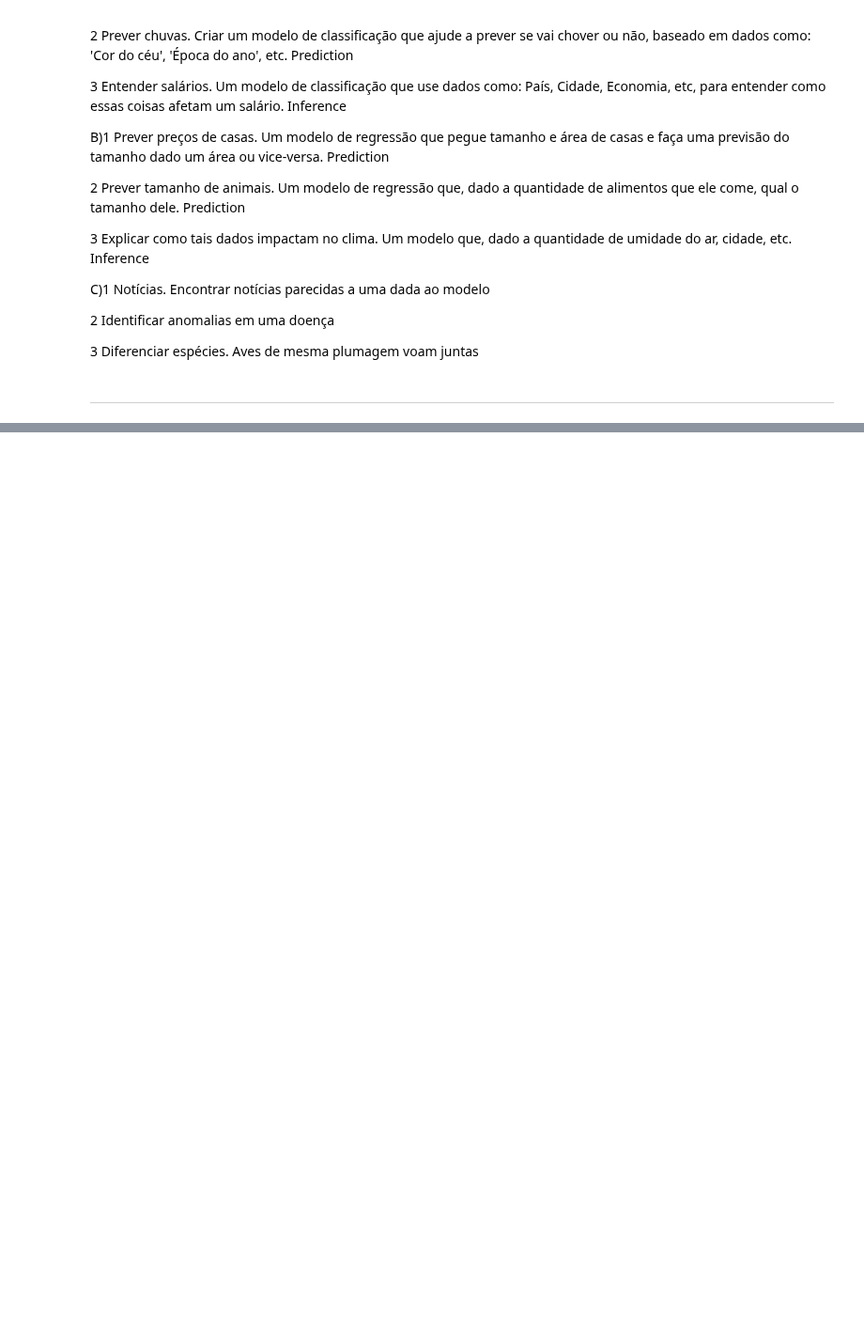
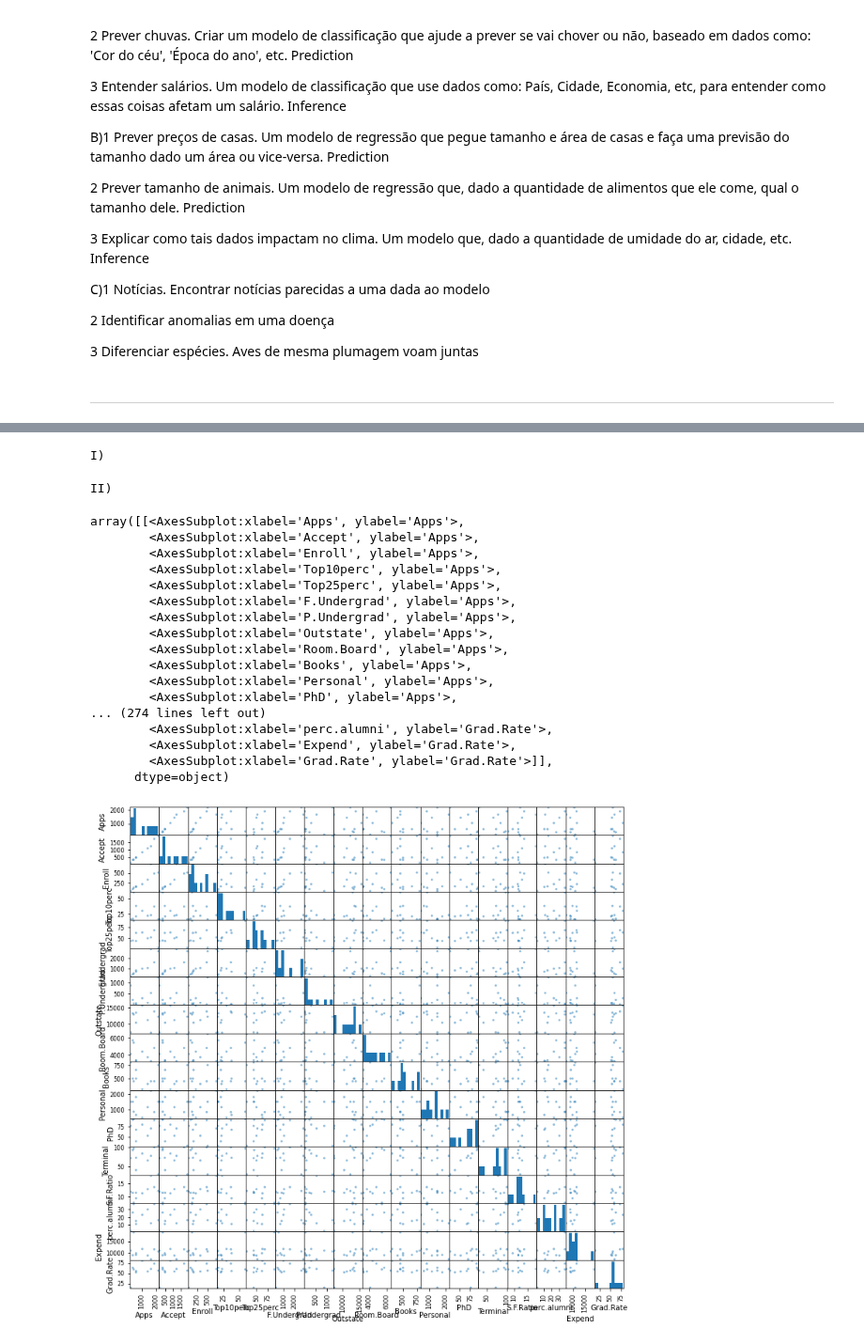
Before and after one commit to josinovmota/Defeating-An-introduction-to-statistical-learning, a Jupyter notebook: Exercises/2.4 Exercises/main.ipynb, the cells around one changed output, grey strips where cells are left out. Shown at 94% size. Drawn from its saved outputs; the diff is of its cells as text; code cells hidden in the pictures; blank space fills up the shorter version.

```diff
--- a/Exercises/2.4 Exercises/main.ipynb
+++ b/Exercises/2.4 Exercises/main.ipynb
@@ -130,0 +192,6 @@ flexible approach? When might a less flexible approach be preferred?
+# %%
+import os
+
+cwd = os.getcwd()
+
+df = pd.read_csv(cwd + '\\College.csv')
@@ -130,0 +233,33 @@ flexible approach? When might a less flexible approach be preferred?
+# %%
+print('I)')
+
+df20 = df.describe()
+# %% [output]
+I)
+# %%
+print('II)')
+
+df10 = df.head(10)
+# %% [output]
+II)
+# %%
+pd.plotting.scatter_matrix(df10, figsize=(12,12), diagonal='hist')
+# %% [output]
+array([[<AxesSubplot:xlabel='Apps', ylabel='Apps'>,
+        <AxesSubplot:xlabel='Accept', ylabel='Apps'>,
+        <AxesSubplot:xlabel='Enroll', ylabel='Apps'>,
+        <AxesSubplot:xlabel='Top10perc', ylabel='Apps'>,
+        <AxesSubplot:xlabel='Top25perc', ylabel='Apps'>,
+        <AxesSubplot:xlabel='F.Undergrad', ylabel='Apps'>,
+        <AxesSubplot:xlabel='P.Undergrad', ylabel='Apps'>,
+        <AxesSubplot:xlabel='Outstate', ylabel='Apps'>,
+        <AxesSubplot:xlabel='Room.Board', ylabel='Apps'>,
+        <AxesSubplot:xlabel='Books', ylabel='Apps'>,
+        <AxesSubplot:xlabel='Personal', ylabel='Apps'>,
+        <AxesSubplot:xlabel='PhD', ylabel='Apps'>,
+... (274 lines left out)
+        <AxesSubplot:xlabel='perc.alumni', ylabel='Grad.Rate'>,
+        <AxesSubplot:xlabel='Expend', ylabel='Grad.Rate'>,
+        <AxesSubplot:xlabel='Grad.Rate', ylabel='Grad.Rate'>]],
+      dtype=object)
+[figure, added]
```
Also changed, not shown: parts of 17 cells of this notebook, 1 other file.
